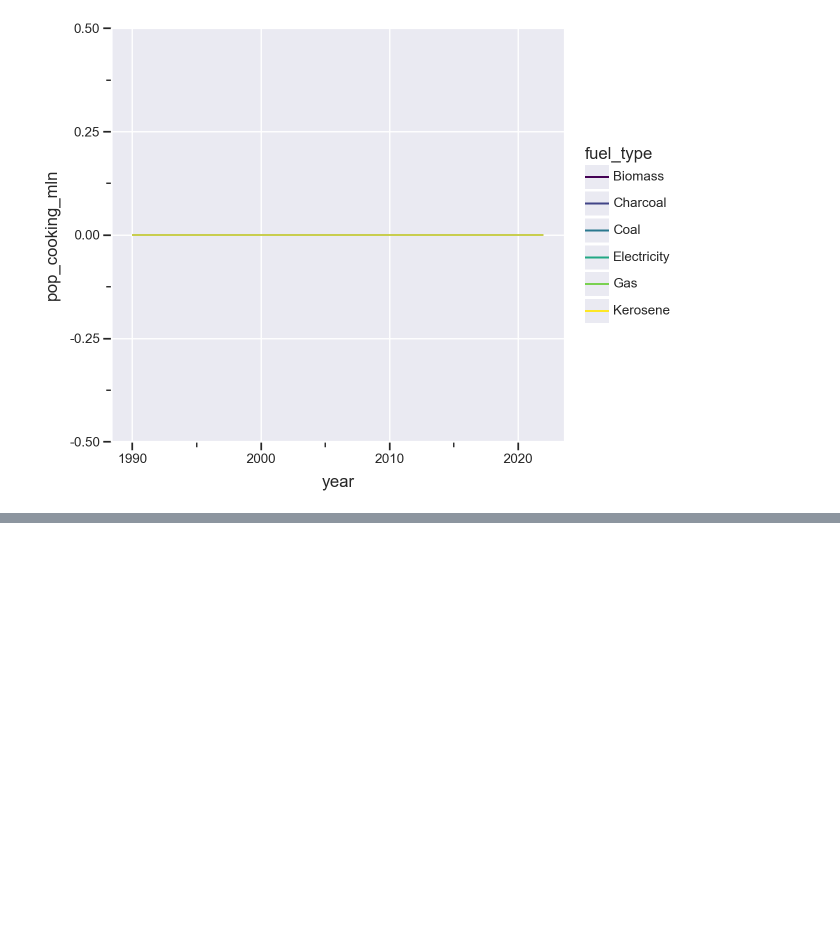
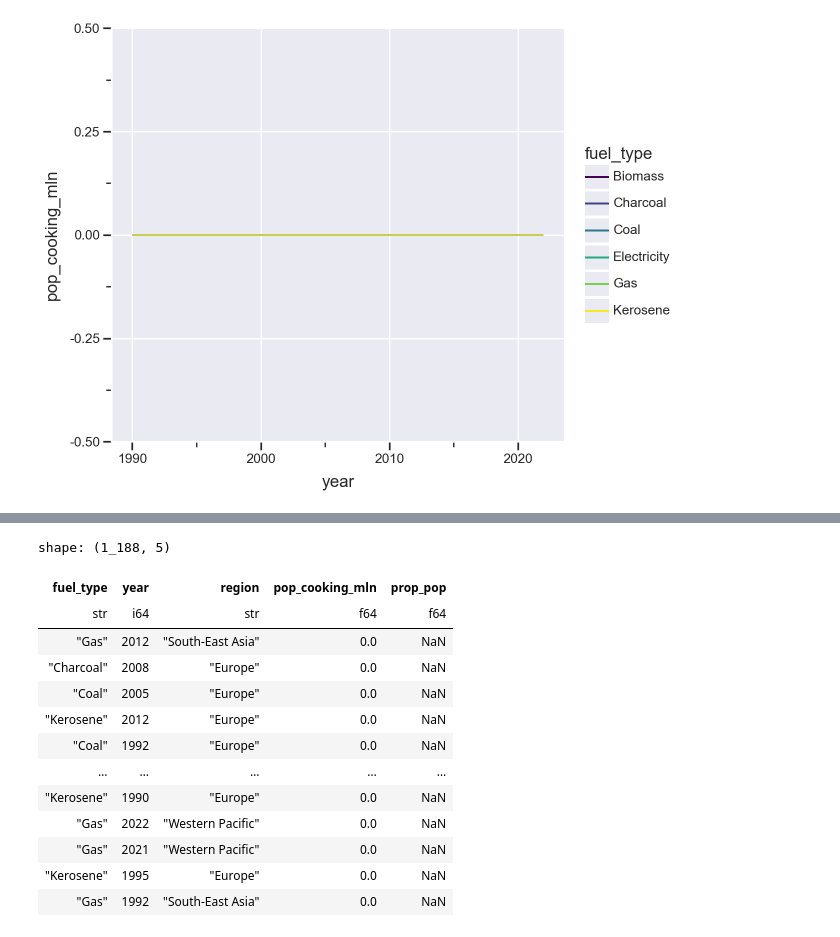
Before and after one commit to melkerliljegren/Data-Literacy-with-Python-MNXB08, a Jupyter notebook: Practical_2/prep.ipynb, the cells around one changed output, grey strips where cells are left out. Cells and saved outputs as stored; diff of their text form; code cells hidden in the pictures; blank space fills up the shorter version.

```diff
--- a/Practical_2/prep.ipynb
+++ b/Practical_2/prep.ipynb
@@ -621,0 +618,24 @@ pop_years_df=(
+# %%
+(fuel_types
+    .group_by("fuel_type", "year", "region")
+    .agg(pl.col("pop_cooking_mln").drop_nans().sum())
+    .with_columns(prop_pop=(
+            pl.col("pop_cooking_mln")/pl.col("pop_cooking_mln").sum()
+    ).over("year", "region")
+                )
+ )
+# %% [output]
+shape: (1_188, 5)
+| fuel_type | year | region | pop_cooking_mln | prop_pop |
+| str | i64 | str | f64 | f64 |
+| "Gas" | 2012 | "South-East Asia" | 0.0 | NaN |
+| "Charcoal" | 2008 | "Europe" | 0.0 | NaN |
+| "Coal" | 2005 | "Europe" | 0.0 | NaN |
+| "Kerosene" | 2012 | "Europe" | 0.0 | NaN |
+| "Coal" | 1992 | "Europe" | 0.0 | NaN |
+| … | … | … | … | … |
+| "Kerosene" | 1990 | "Europe" | 0.0 | NaN |
+| "Gas" | 2022 | "Western Pacific" | 0.0 | NaN |
+| "Gas" | 2021 | "Western Pacific" | 0.0 | NaN |
+| "Kerosene" | 1995 | "Europe" | 0.0 | NaN |
+| "Gas" | 1992 | "South-East Asia" | 0.0 | NaN |
```
Also changed, not shown: parts of 5 cells of this notebook.
